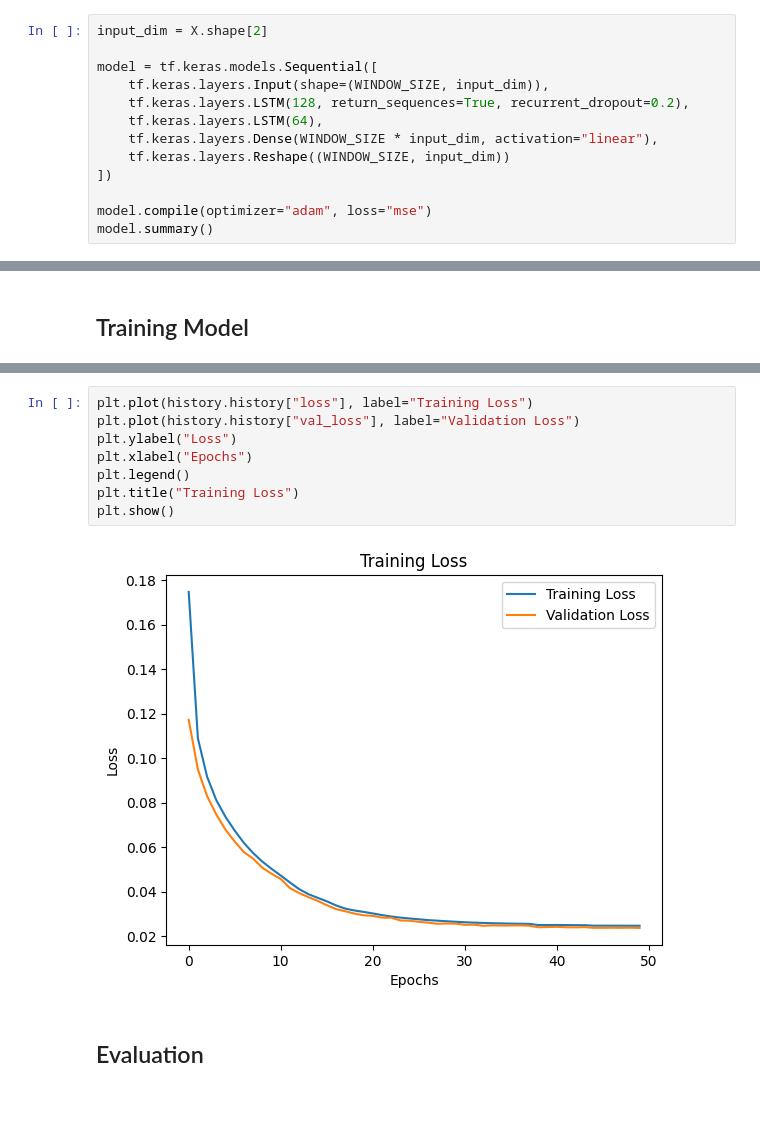
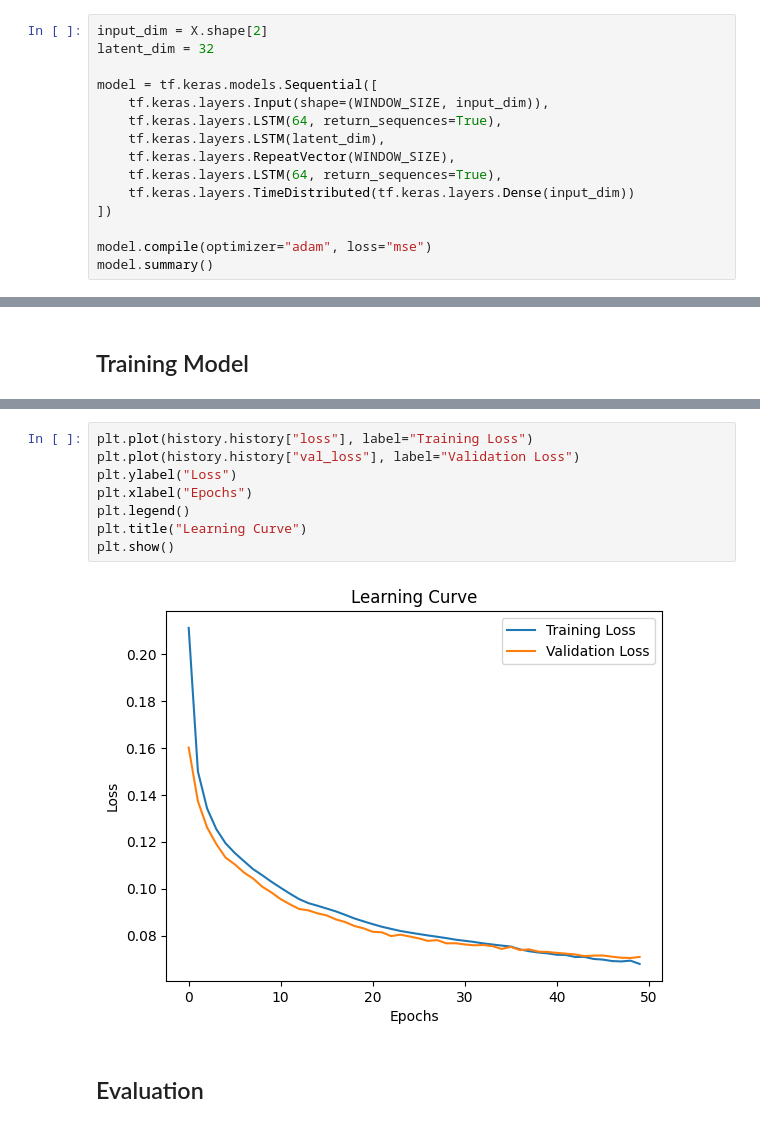
Before and after one commit to cjramsey/LOBSTER-anomaly-detection, a Jupyter notebook: notebook.ipynb, the cells around one changed output, grey strips where cells are left out. Drawn from its saved outputs; the diff is of its cells as text.

```diff
--- a/notebook.ipynb
+++ b/notebook.ipynb
@@ -140,13 +172,15 @@ X_val = X[train_size:]
 ## Creating Model
 # %%
 input_dim = X.shape[2]
+latent_dim = 32
 
 model = tf.keras.models.Sequential([
     tf.keras.layers.Input(shape=(WINDOW_SIZE, input_dim)),
-    tf.keras.layers.LSTM(128, return_sequences=True, recurrent_dropout=0.2),
-    tf.keras.layers.LSTM(64),
-    tf.keras.layers.Dense(WINDOW_SIZE * input_dim, activation="linear"),
-    tf.keras.layers.Reshape((WINDOW_SIZE, input_dim))
+    tf.keras.layers.LSTM(64, return_sequences=True),
+    tf.keras.layers.LSTM(latent_dim),
+    tf.keras.layers.RepeatVector(WINDOW_SIZE),
+    tf.keras.layers.LSTM(64, return_sequences=True),
+    tf.keras.layers.TimeDistributed(tf.keras.layers.Dense(input_dim))
 ])
 
 model.compile(optimizer="adam", loss="mse")
@@ -200,13 +237,13 @@ Epoch 50: ReduceLROnPlateau reducing learning rate to 0.0001250000059371814.
 # %%
 plt.plot(history.history["loss"], label="Training Loss")
 plt.plot(history.history["val_loss"], label="Validation Loss")
 plt.ylabel("Loss")
 plt.xlabel("Epochs")
 plt.legend()
-plt.title("Training Loss")
+plt.title("Learning Curve")
 plt.show()
 # %% [output]
-[figure, old version]
+[figure, new version]
 # %% [markdown]
 ## Evaluation
 # %%
```
Also changed, not shown: parts of 14 cells of this notebook.
